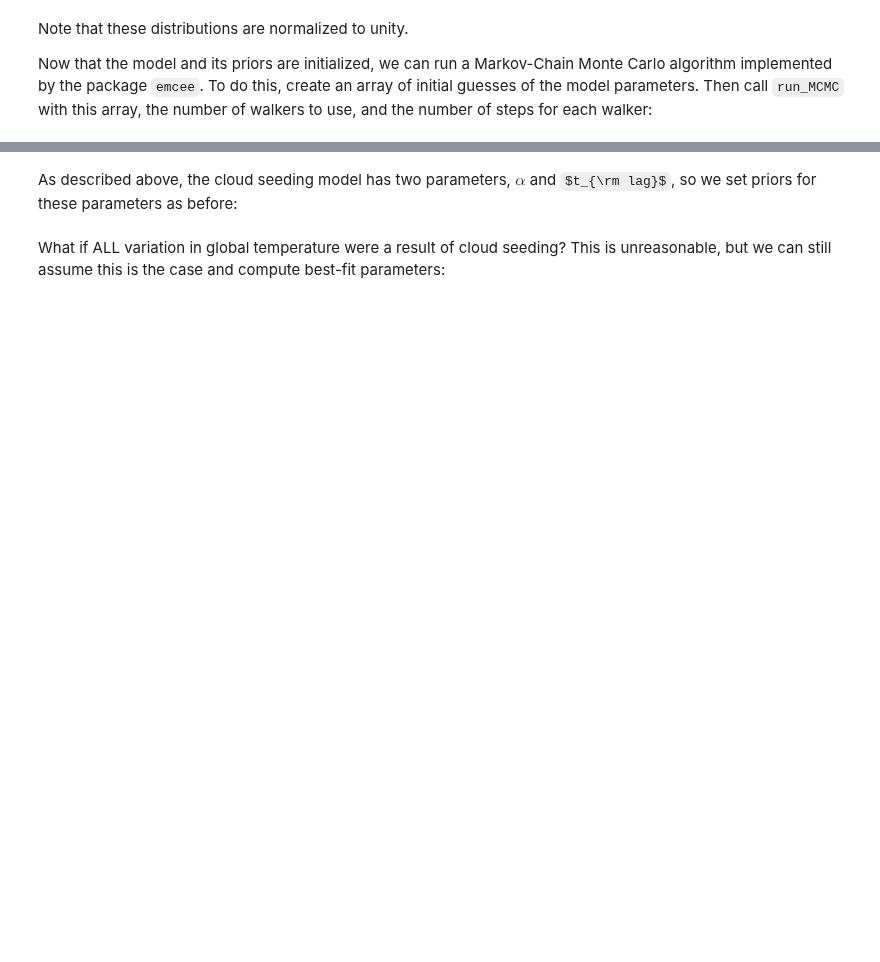
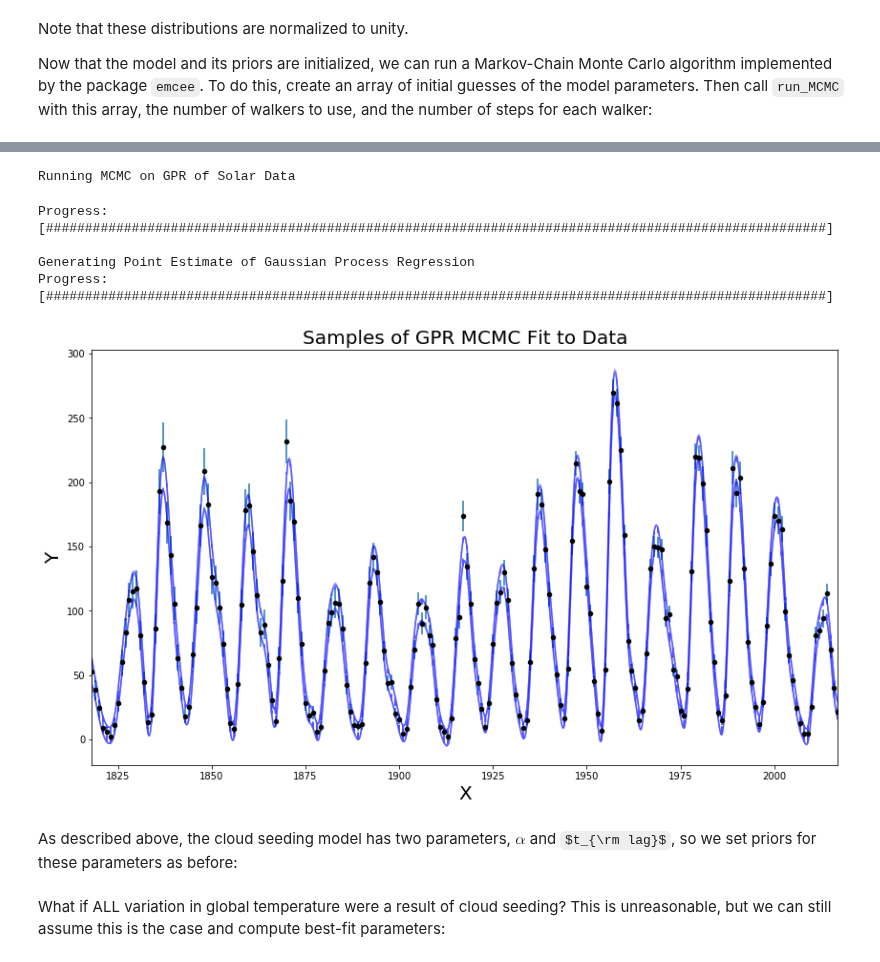
Before and after one commit to mrowan137/Climate, a Jupyter notebook: tutorial.ipynb, the cells around one changed output, grey strips where cells are left out. Cells and saved outputs as stored; diff of their text form; code cells hidden in the pictures; some formulas as TeX source; blank space fills up the shorter version.

```diff
--- a/tutorial.ipynb
+++ b/tutorial.ipynb
@@ -193,6 +153,15 @@ Using these solar flare data, let's create an instance of <code>BasicCloudSeedin
 # %%
 # Test Cloud Seeding Model
-CSModel = model.BasicCloudSeedingModel(year, temperature, tempUnc, years_sunspots, sunspots, sunspots_unc)
+CSModel = model.BasicCloudSeedingModel(year, temperature, tempUnc, years_sunspots, sunspots, sunspots_unc, 100)
+# %% [output]
+Running MCMC on GPR of Solar Data
+Progress:
+[####################################################################################################]
+
+Generating Point Estimate of Gaussian Process Regression
+Progress:
+[####################################################################################################]
+[figure, added]
 # %% [markdown]
 As described above, the cloud seeding model has two parameters, $\alpha$ and $t_{\rm lag}$, so we set priors for these parameters as before:
 # %%
```
Also changed, not shown: parts of 34 cells of this notebook, 3 other files.
